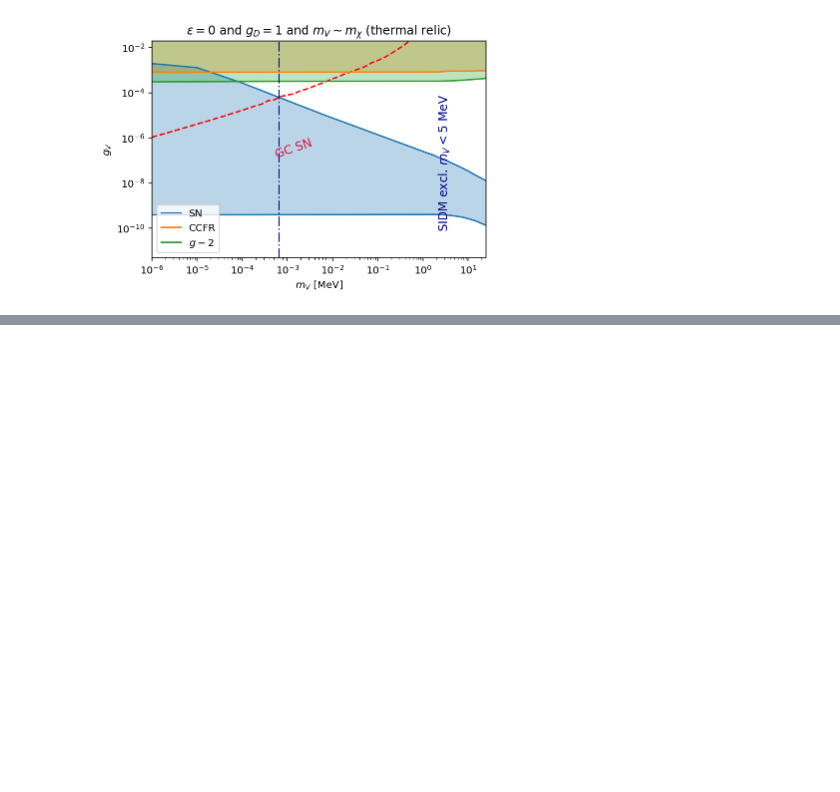
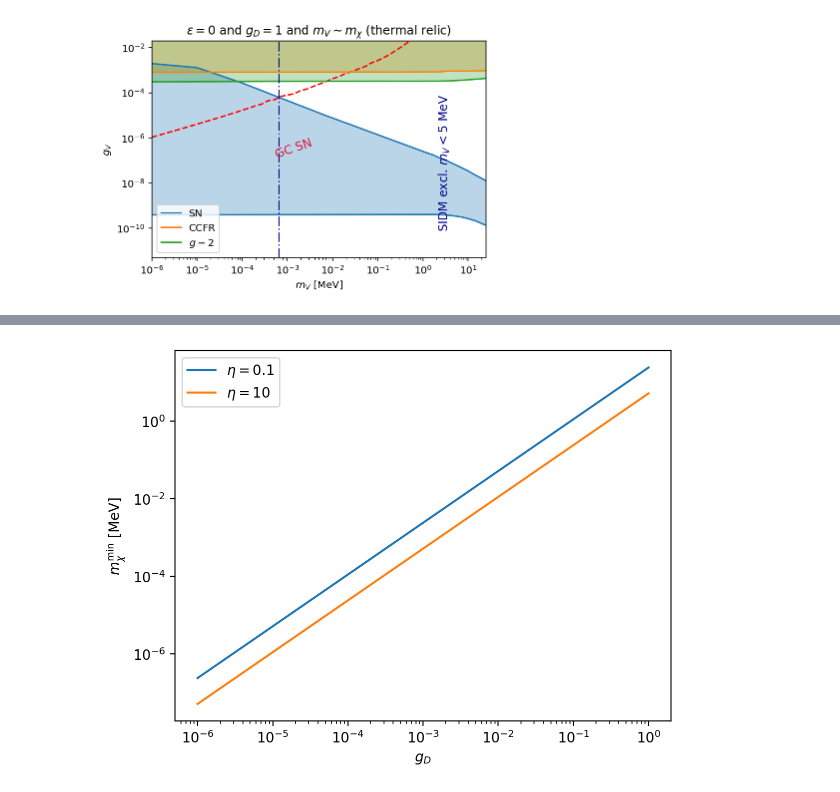
Before and after one commit to yenhsunlin/SNnuBDM2, a Jupyter notebook: src/cross_section.ipynb, the cells around one changed output, grey strips where cells are left out. Drawn from its saved outputs; the diff is of its cells as text; code cells hidden in the pictures; blank space fills up the shorter version.

```diff
--- a/src/cross_section.ipynb
+++ b/src/cross_section.ipynb
@@ -1021,0 +1044,12 @@ plt.show()
+# %%
+gD_ls = np.logspace(-6,0,30)
+plt.plot(gD_ls,mV_SIDM_with_thermal(gD_ls,0.1),label=r'$\eta=0.1$')
+plt.plot(gD_ls,mV_SIDM_with_thermal(gD_ls,10),label=r'$\eta=10$')
+plt.legend()
+plt.xscale('log')
+plt.yscale('log')
+plt.xlabel(r'$g_D$')
+plt.ylabel(r'$m_\chi^{\rm min}$ [MeV]')
+plt.savefig('minimum_mx.pdf',bbox_inches='tight')
+# %% [output]
+[figure, added]
```
Also changed, not shown: parts of 3 cells of this notebook, 5 other files.
